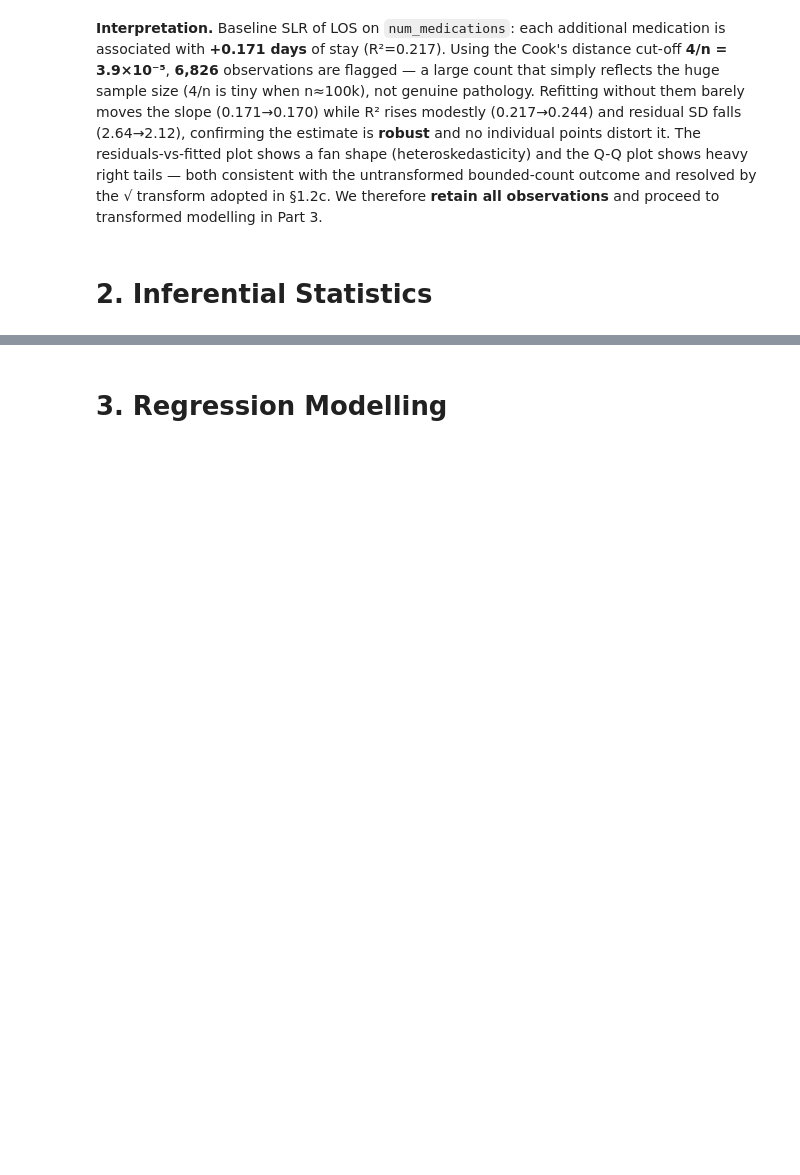
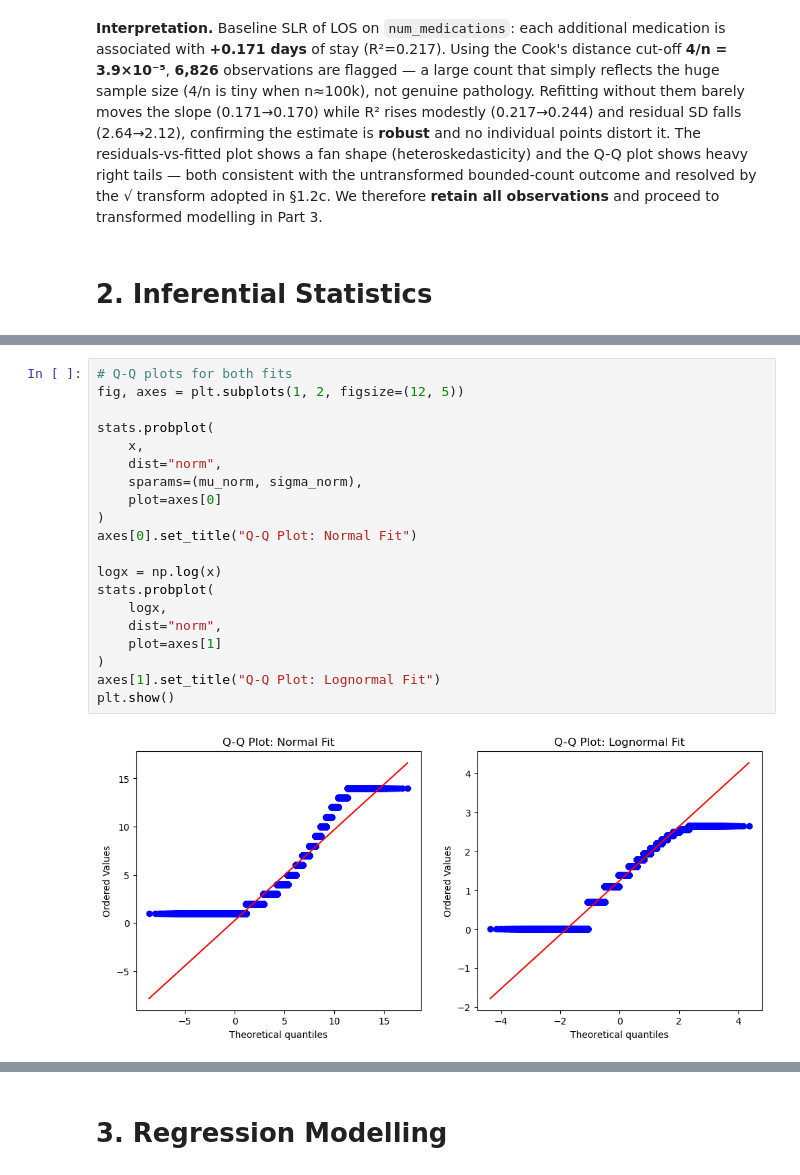
Before and after one commit to unluckytau/WQD7013-Final-Project, a Jupyter notebook: WQD7013_FINALPROJECT.ipynb, the cells around one changed output, grey strips where cells are left out. Saved outputs shown, nothing was run; the diff lists cells and outputs as text; blank space fills up the shorter version.

```diff
--- a/WQD7013_FINALPROJECT.ipynb
+++ b/WQD7013_FINALPROJECT.ipynb
@@ -427,0 +1138,22 @@ Five largest time_in_hospital values: [14.0, 14.0, 14.0, 14.0, 14.0]
+# %%
+# Q-Q plots for both fits
+fig, axes = plt.subplots(1, 2, figsize=(12, 5))
+
+stats.probplot(
+    x,
+    dist="norm",
+    sparams=(mu_norm, sigma_norm),
+    plot=axes[0]
+)
+axes[0].set_title("Q-Q Plot: Normal Fit")
+
+logx = np.log(x)
+stats.probplot(
+    logx,
+    dist="norm",
+    plot=axes[1]
+)
+axes[1].set_title("Q-Q Plot: Lognormal Fit")
+plt.show()
+# %% [output]
+[figure, added]
```
Also changed, not shown: parts of 57 cells of this notebook.
